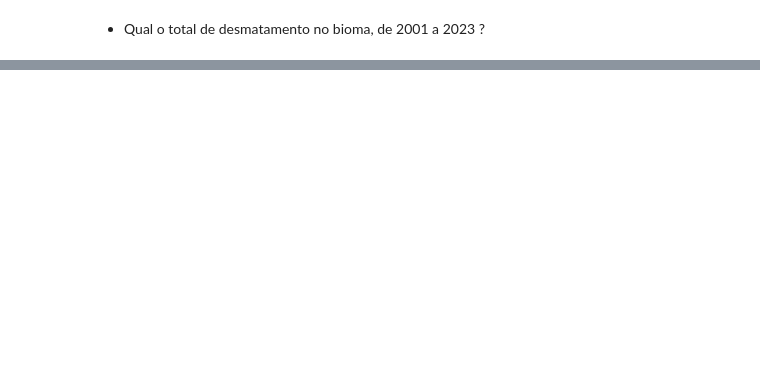
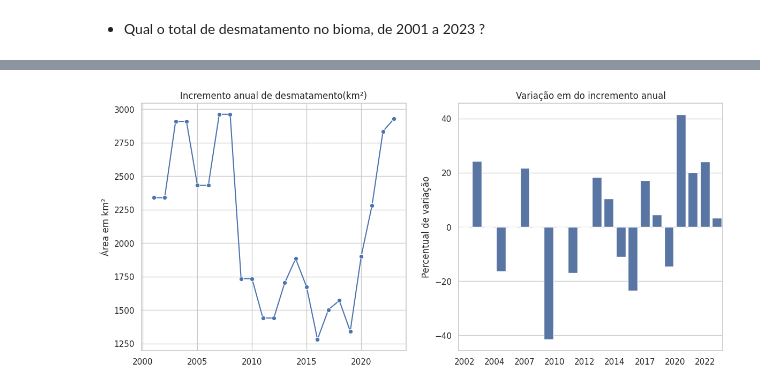
Before and after one commit to LambdaGeo/analise_cerrado_ma, a Jupyter notebook: analise_bioma.ipynb, the cells around one changed output, grey strips where cells are left out. Saved outputs shown, nothing was run; the diff lists cells and outputs as text; code cells hidden in the pictures; blank space fills up the shorter version.

```diff
--- a/analise_bioma.ipynb
+++ b/analise_bioma.ipynb
@@ -41,0 +64,3 @@ total_desmatamento_01_23
+# %%
+df_por_ano = df.groupby("year")["areakm"].sum().reset_index().set_index("year")
+df_por_ano
@@ -41,0 +86,3 @@ total_desmatamento_01_23
+# %%
+df_por_ano["Percentual do Bioma"] = df_por_ano["areakm"] / area_cerrado_maranhense
+df_por_ano
@@ -41,0 +110,3 @@ total_desmatamento_01_23
+# %%
+aceleracao_desmatamento = df_por_ano.pct_change().drop([2000, 2001]) * 100
+aceleracao_desmatamento.head()
@@ -44,0 +126,19 @@ import seaborn as sns
+# %%
+sns.set_theme(style="whitegrid")
+fig, axs = plt.subplots(1, 2, figsize=(14, 6))
+sns.lineplot(ax=axs[0], x='year', y='areakm', data=df_por_ano.drop(2000), marker='o', legend=False)
+
+axs[0].set_title('Incremento anual de desmatamento(km²)')
+axs[0].set_xlabel('')
+axs[0].set_ylabel('Área em km²')
+
+
+sns.barplot(ax=axs[1], x='year', y='areakm', data=aceleracao_desmatamento, )
+axs[1].xaxis.set_major_locator(plt.AutoLocator())
+
+axs[1].set(title='Variação em do incremento anual', xlabel='', ylabel='Percentual de variação')
+
+
+plt.show()
+# %% [output]
+[figure, added]
```
Also changed, not shown: parts of 14 cells of this notebook, 2 other files.
